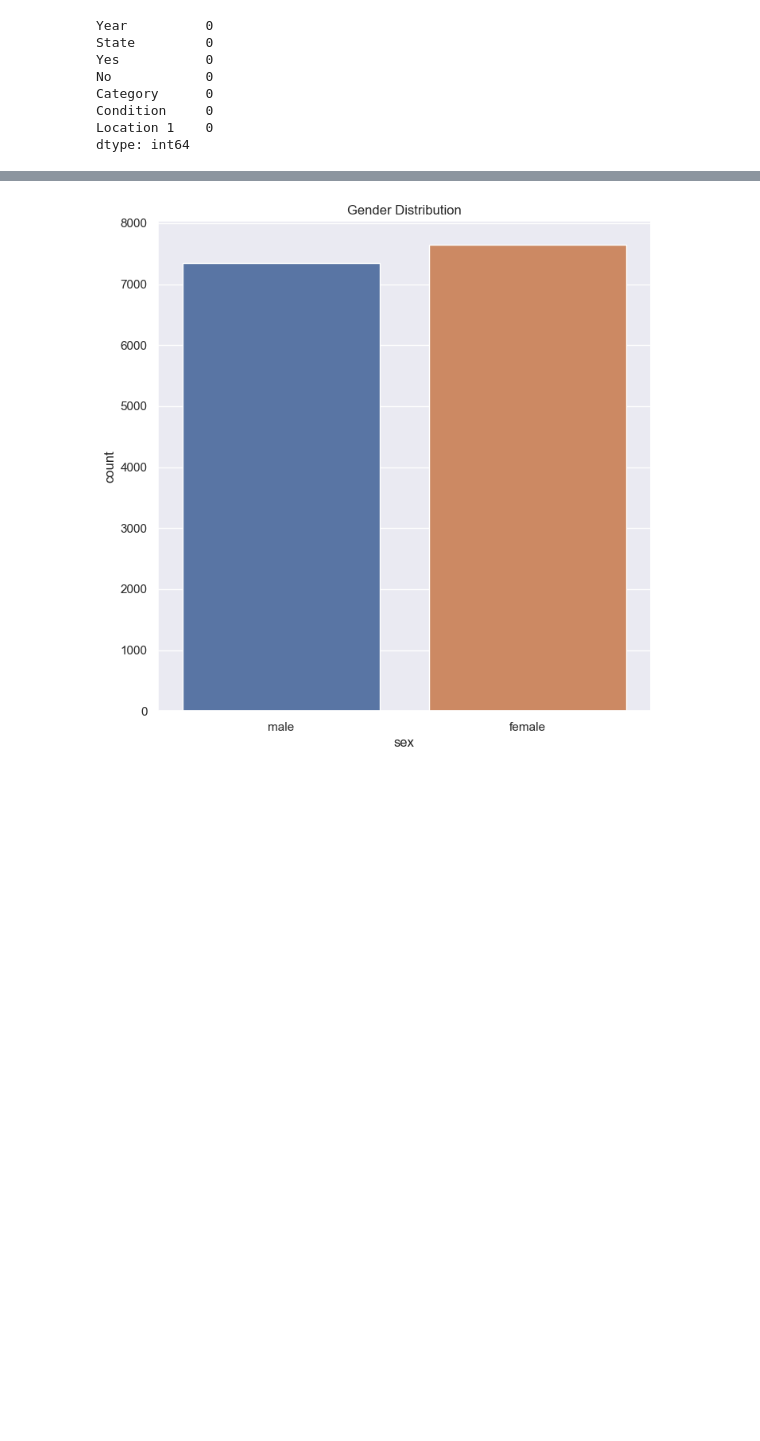
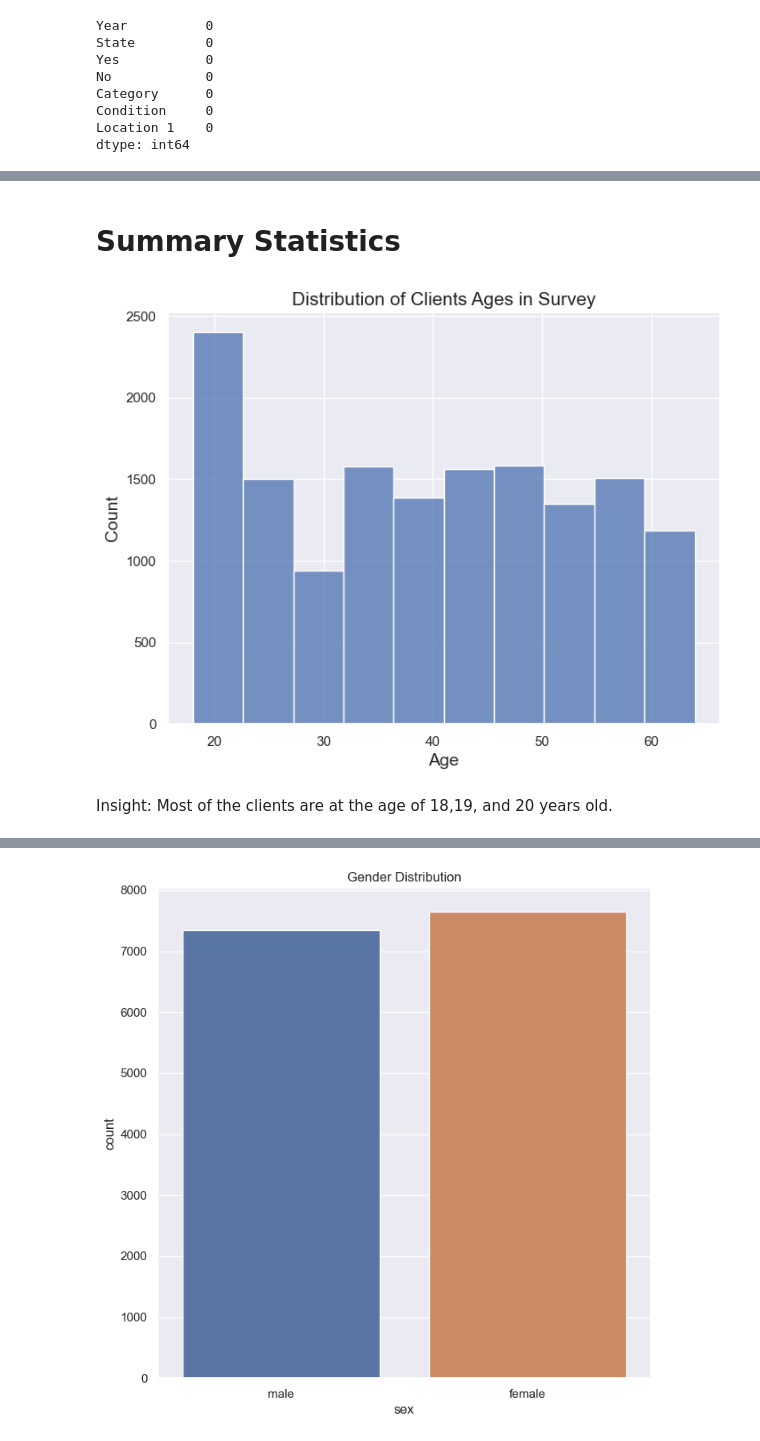
Before and after one commit to Sainabs/Capstone-Project, a Jupyter notebook: coverage.ipynb, the cells around one changed output, grey strips where cells are left out. Saved outputs shown, nothing was run; the diff lists cells and outputs as text; code cells hidden in the pictures; blank space fills up the shorter version.

```diff
--- a/coverage.ipynb
+++ b/coverage.ipynb
@@ -231,0 +286,14 @@ plt.show()
+# %% [markdown]
+# Summary Statistics
+# %%
+plt.figure(figsize=(8,6))
+
+ax = sns.histplot(data=insurance_df, x='age', palette='magma', bins=10)
+
+plt.xlabel("Age", fontsize=14)
+plt.ylabel("Count", fontsize=14)
+plt.title("Distribution of Clients Ages in Survey", fontsize=15);
+# %% [output]
+[figure, added]
+# %% [markdown]
+Insight: Most of the clients are at the age of 18,19, and 20 years old.
```
Also changed, not shown: parts of 180 cells of this notebook, 2 other files.
